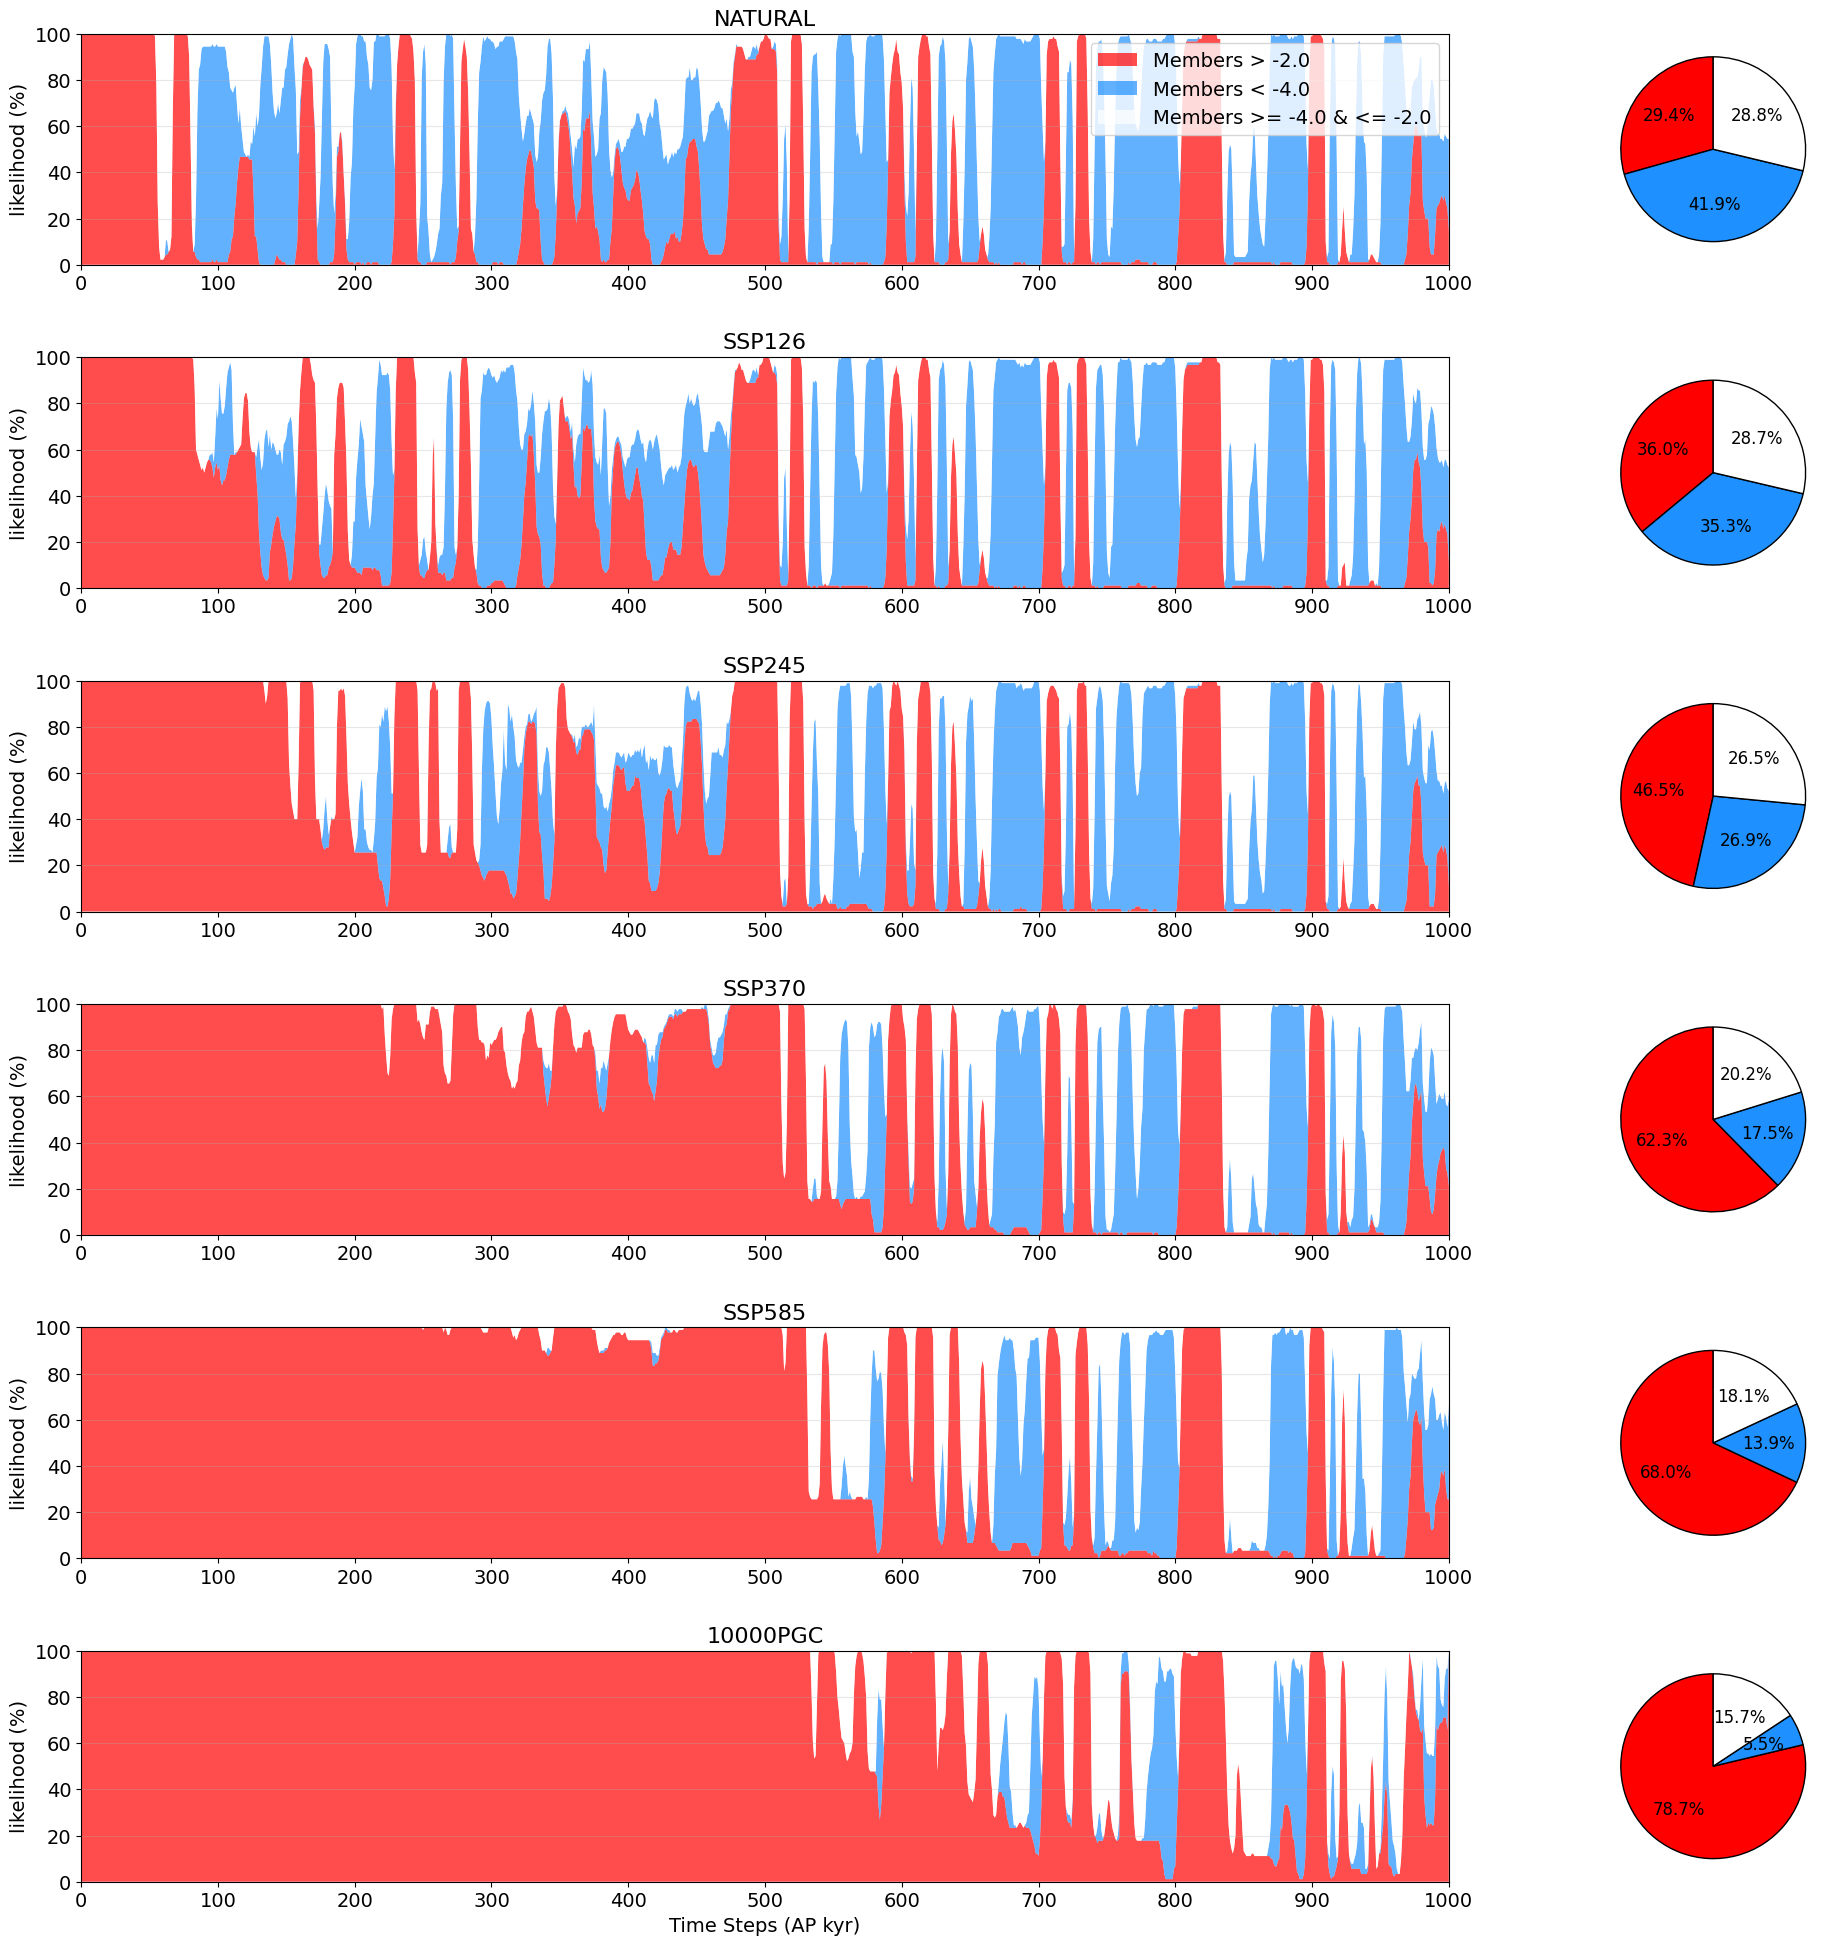
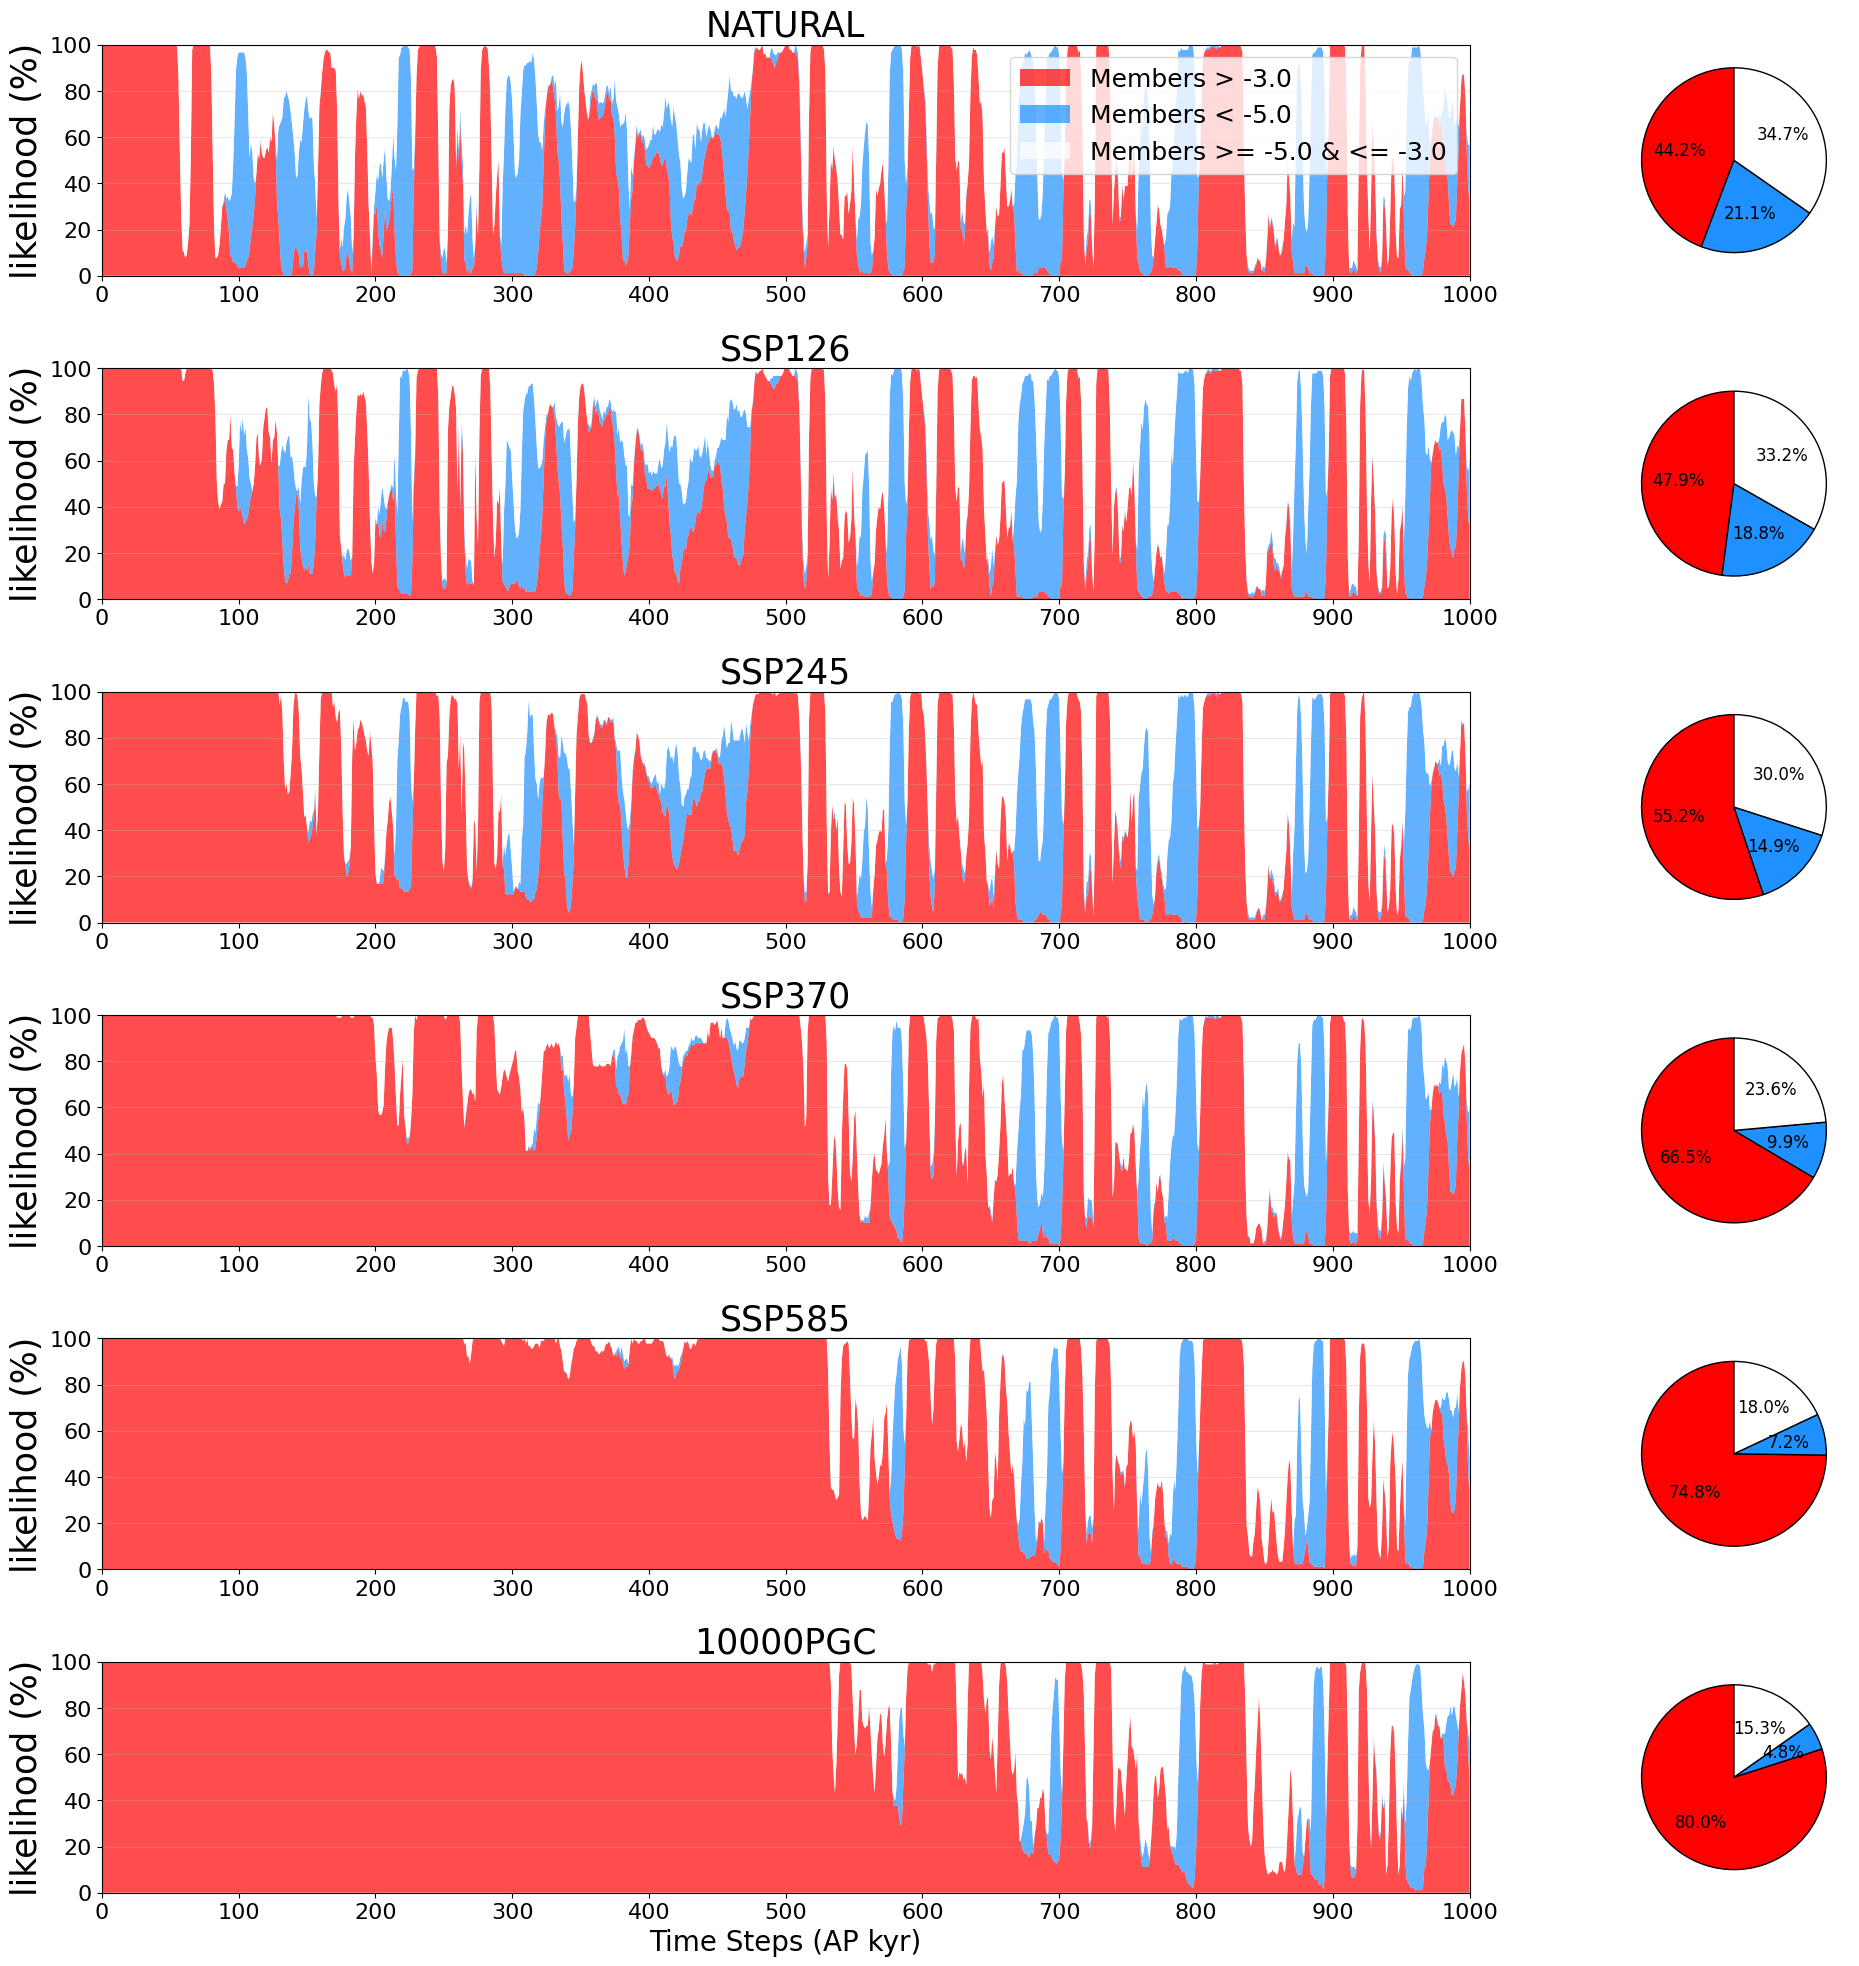
Unified diff of the notebook cell whose output changed from the first chart to the second:
--- before
+++ after
@@ -30,17 +30,17 @@
         ax1.legend(
             [f'Members > {warm_threshold}', f'Members < {cold_threshold}', f'Members >= {cold_threshold} & <= {warm_threshold}'],
-            loc='upper right', fontsize=14
+            loc='upper right', fontsize=18
         )
     
     ax1.set_xlim(0, 1000)
     ax1.set_xticks(time_steps[::100])
-    ax1.set_xticklabels(time_steps[::100], fontsize=14)
-    ax1.tick_params(axis='y', labelsize=14)
-    ax1.set_ylabel('likelihood (%)', fontsize=14)
+    ax1.set_xticklabels(time_steps[::100], fontsize=16)
+    ax1.tick_params(axis='y', labelsize=16)
+    ax1.set_ylabel('likelihood (%)', fontsize=25)
     ax1.set_ylim(0, 100)
-    ax1.set_title(f'{scenario.upper()}', fontsize=16)
+    ax1.set_title(f'{scenario.upper()}', fontsize=25)
     ax1.grid(axis='y', alpha=0.3)
     if scen_idx == n_scen - 1:
-        ax1.set_xlabel('Time Steps (AP kyr)', fontsize=14)
+        ax1.set_xlabel('Time Steps (AP kyr)', fontsize=20)
     
     # Right subplot: pie chart

Commit: README